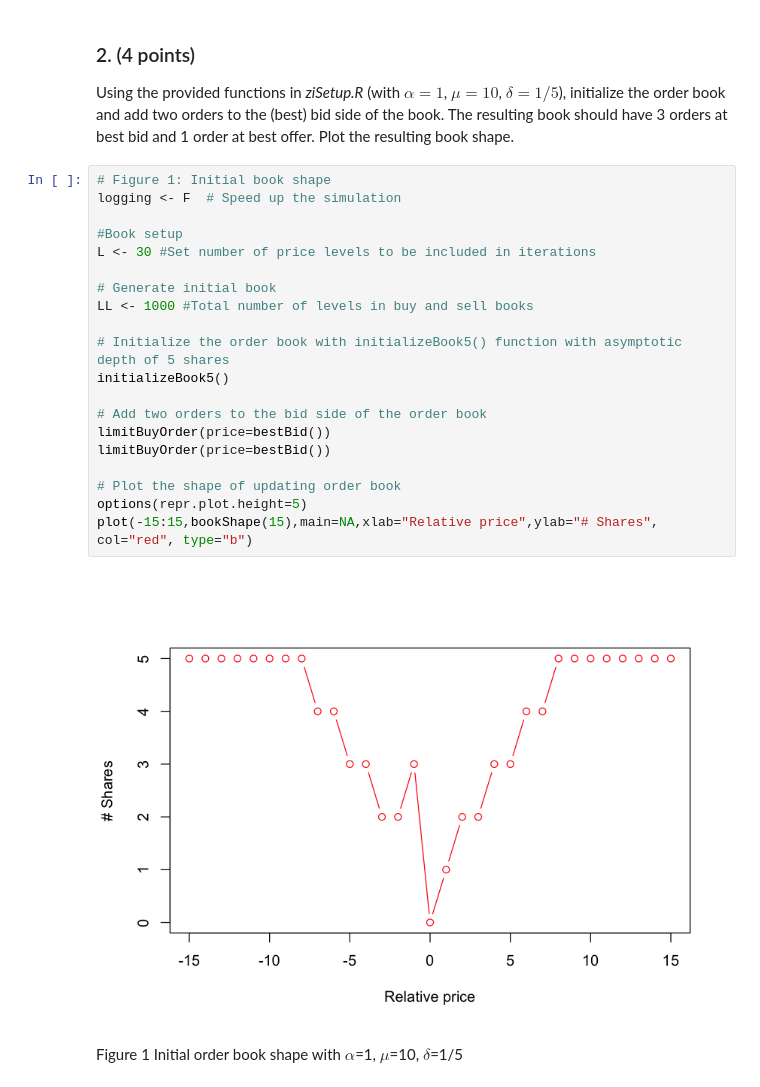
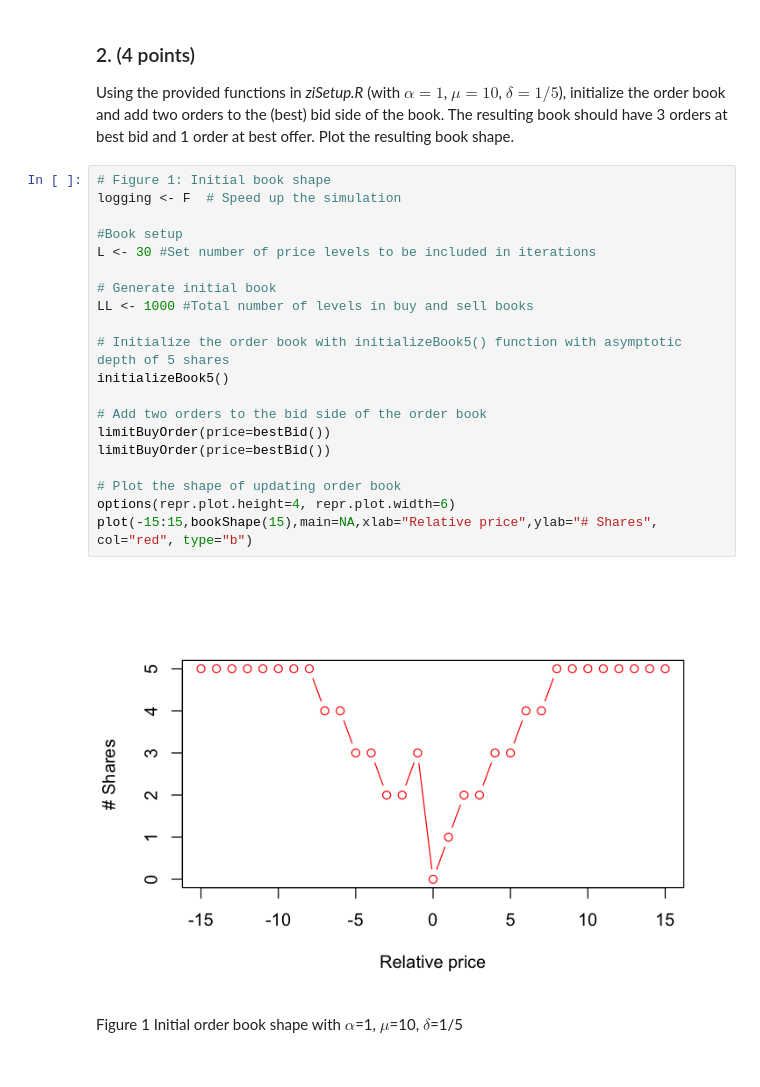
Before and after one commit to noisyoscillator/MTH9879_Market_Microstructure, a Jupyter notebook: 9879HW01_Hongchao_Pan.ipynb, the cells around one changed output. Drawn from its saved outputs; the diff is of its cells as text.

```diff
--- a/9879HW01_Hongchao_Pan.ipynb
+++ b/9879HW01_Hongchao_Pan.ipynb
@@ -98,25 +104,25 @@ shape.
 # %%
 # Figure 1: Initial book shape
 logging <- F  # Speed up the simulation
 
 #Book setup
 L <- 30 #Set number of price levels to be included in iterations
 
 # Generate initial book
 LL <- 1000 #Total number of levels in buy and sell books
 
 # Initialize the order book with initializeBook5() function with asymptotic depth of 5 shares
 initializeBook5()
 
 # Add two orders to the bid side of the order book
 limitBuyOrder(price=bestBid())
 limitBuyOrder(price=bestBid())
 
 # Plot the shape of updating order book
-options(repr.plot.height=5)
+options(repr.plot.height=4, repr.plot.width=6)
 plot(-15:15,bookShape(15),main=NA,xlab="Relative price",ylab="# Shares", col="red", type="b")
 # %% [output]
-[figure, old version]
+[figure, new version]
 # %% [markdown]
 Figure 1 Initial order book shape with $\alpha$=1, $\mu$=10, $\delta$=1/5
 # %% [markdown]
```
Also changed, not shown: parts of 17 cells of this notebook, 2 other files.
